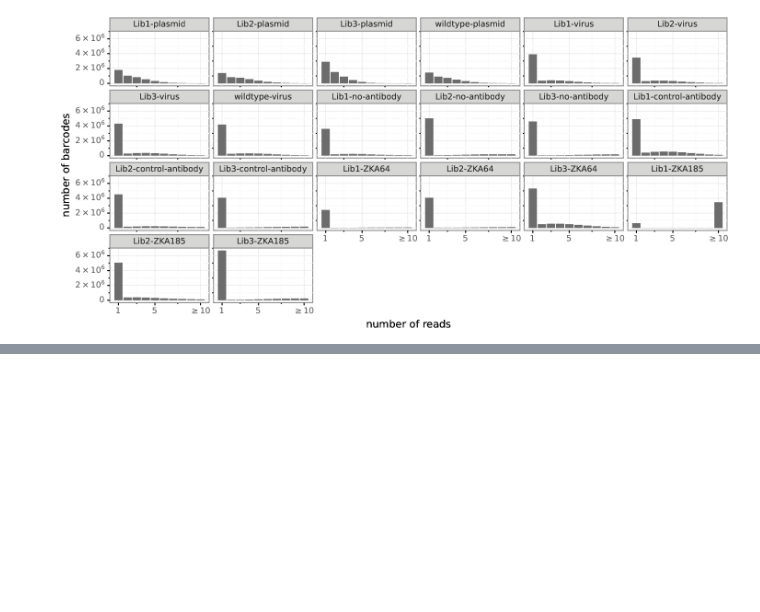
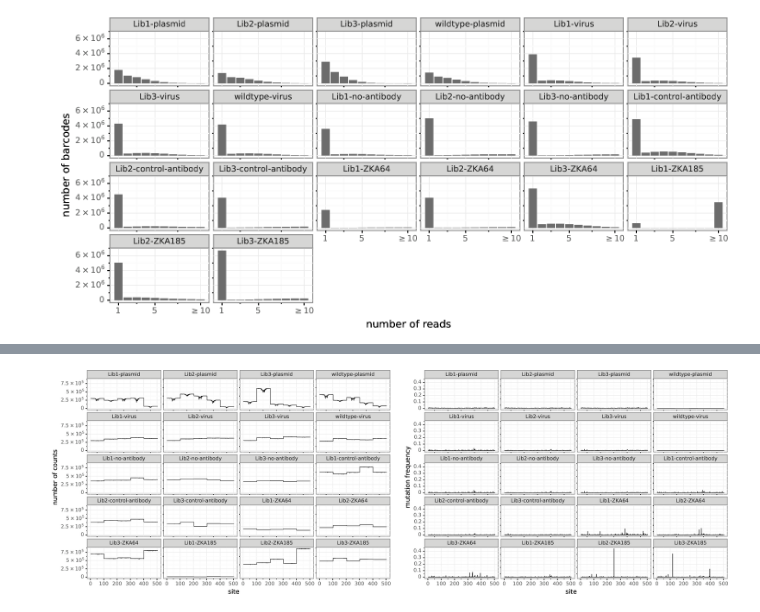
Before and after one commit to ckikawa/ZIKV_DMS_with_EvansLab, a Jupyter notebook: CK_analysis_nbook.ipynb, the cells around one changed output, grey strips where cells are left out. Drawn from its saved outputs; the diff is of its cells as text; code cells hidden in the pictures; blank space fills up the shorter version.

```diff
--- a/CK_analysis_nbook.ipynb
+++ b/CK_analysis_nbook.ipynb
@@ -134,5 +138,7 @@ This error is raised 6 times (same message each time). The first 5 PDFs that wer
 # %%
-showPDF([os.path.join(codons_batch_subamp + "/summary_" + "readstats.pdf"),
-         os.path.join(codons_batch_subamp + "/summary_" + "bcstats.pdf")])
+summary = codons_batch_subamp + "/summary_"
+
+showPDF([os.path.join(summary + "readstats.pdf"),
+         os.path.join(summary + "bcstats.pdf")])
 # %% [output]
 [figure]
@@ -146,0 +155,5 @@ showPDF(os.path.join(codons_batch_subamp + "/summary_" + "readsperbc.pdf"))
+# %%
+showPDF([os.path.join(summary + 'depth.pdf'),
+         os.path.join(summary + 'mutfreq.pdf')])
+# %% [output]
+[figure, added]
```
Also changed, not shown: parts of 32 cells of this notebook.
